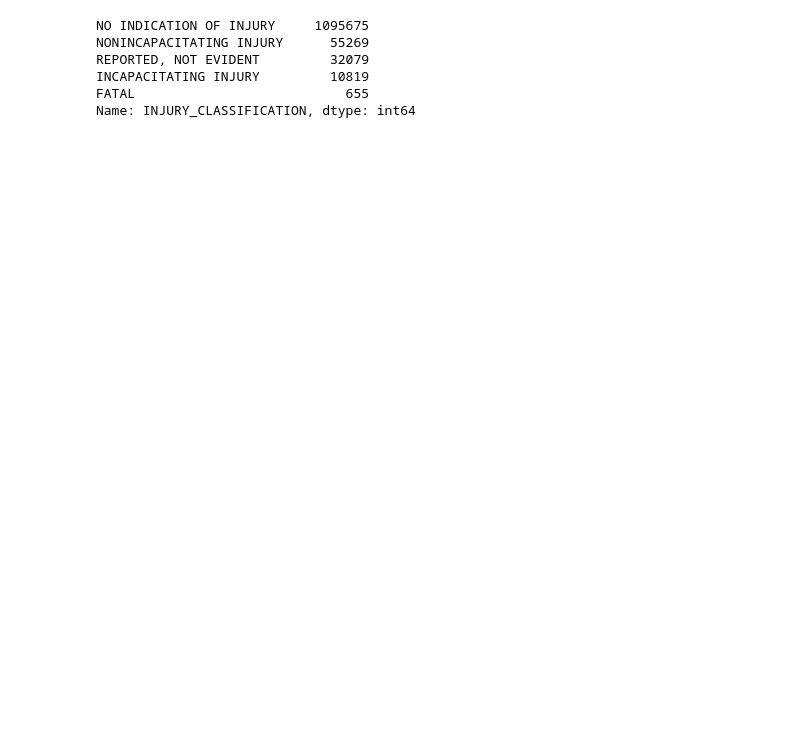
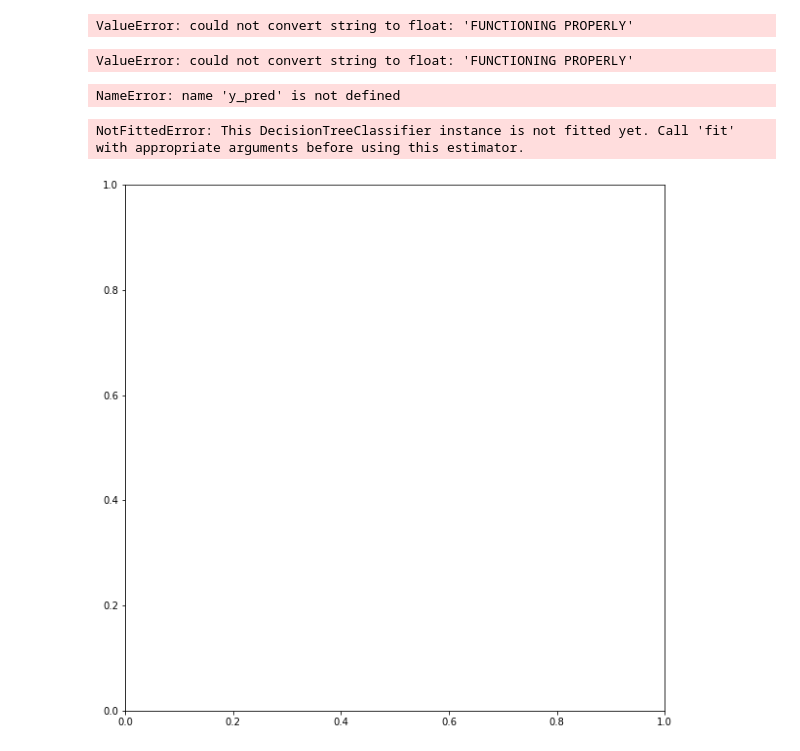
Before and after one commit to raylinsoriano/Project_3_Classification, a Jupyter notebook: Allison's Notebook.ipynb, the cells around one changed output. Saved outputs shown, nothing was run; the diff lists cells and outputs as text; code cells hidden in the pictures; blank space fills up the shorter version.

```diff
--- a/Allison's Notebook.ipynb
+++ b/Allison's Notebook.ipynb
@@ -12,0 +83,7 @@ df_vehicles = pd.read_csv("Data/Traffic_Crashes_-_Vehicles.csv")
+# %%
+X_train['SEX'].fillna('X', inplace=True)
+
+X_train['SEX'] = X_train['SEX'].map({'M': 'M',
+                           'F': 'F',
+                           'X': 'Unknown'})
+X_train['SEX'].value_counts()
@@ -12,0 +100,9 @@ df_vehicles = pd.read_csv("Data/Traffic_Crashes_-_Vehicles.csv")
+# %%
+X_train['SAFETY_EQUIPMENT'].fillna('USAGE UNKNOWN', inplace=True)
+X_train['AIRBAG_DEPLOYED'].fillna('DEPLOYMENT UNKNOWN', inplace=True)
+X_train['EJECTION'].fillna('UNKNOWN', inplace=True)
+X_train['VEHICLE_DEFECT'].fillna('UNKNOWN', inplace=True)
+X_train['VEHICLE_TYPE'].fillna('UNKNOWN/NA', inplace=True)
+X_train['VEHICLE_USE'].fillna('UNKNOWN/NA', inplace=True)
+X_train['MANEUVER'].fillna('UNKNOWN/NA', inplace=True)
+X_train['FIRST_CONTACT_POINT'].fillna('UNKNOWN', inplace=True)
@@ -12,0 +129,9 @@ df_vehicles = pd.read_csv("Data/Traffic_Crashes_-_Vehicles.csv")
+# %%
+X_train_baseline = X_train.select_dtypes(include=['int64','float64'])
+X_test_baseline = X_test.select_dtypes(include=['int64','float64'])
+
+model = LogisticRegression(multi_class='multinomial', solver='lbfgs',max_iter=10000000)
+model.fit(X_train_baseline,y_train)
+y_hat = model.predict(X_train_baseline)
+
+acc = accuracy_score(y_train,y_hat)
@@ -33,9 +168,0 @@ memory usage: 608.2+ MB
-# %%
-df_vehicles["INJURY_CLASSIFICATION"].value_counts()
-# %% [output]
-NO INDICATION OF INJURY     1095675
-NONINCAPACITATING INJURY      55269
-REPORTED, NOT EVIDENT         32079
-INCAPACITATING INJURY         10819
-FATAL                           655
-Name: INJURY_CLASSIFICATION, dtype: int64
@@ -45,0 +169,24 @@ Name: INJURY_CLASSIFICATION, dtype: int64
+# %%
+plot_confusion_matrix(model, X_train, y_train)
+# %% [output]
+ValueError: could not convert string to float: 'FUNCTIONING PROPERLY'
+# %%
+tree_clf = DecisionTreeClassifier(max_depth=2)
+
+tree_clf.fit(X_train, y_train)
+
+y_pred = tree_clf.predict(X_train)
+y_pred
+# %% [output]
+ValueError: could not convert string to float: 'FUNCTIONING PROPERLY'
+# %%
+acc = accuracy_score(y_test,y_pred) * 100
+print("Accuracy: {0}".format(acc))
+# %% [output]
+NameError: name 'y_pred' is not defined
+# %%
+f,ax = plt.subplots(figsize=(10,10))
+plot_tree(tree_clf, ax=ax);
+# %% [output]
+NotFittedError: This DecisionTreeClassifier instance is not fitted yet. Call 'fit' with appropriate arguments before using this estimator.
+[figure, added]
```
Also changed, not shown: parts of 27 cells of this notebook.
